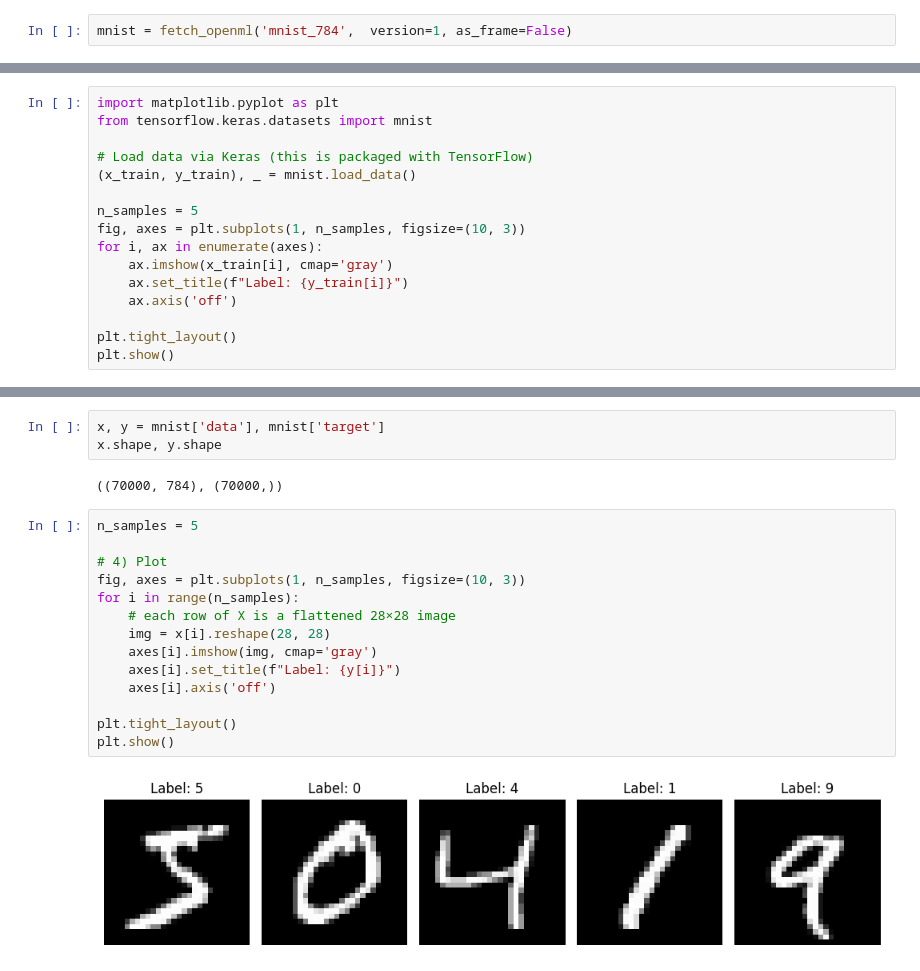
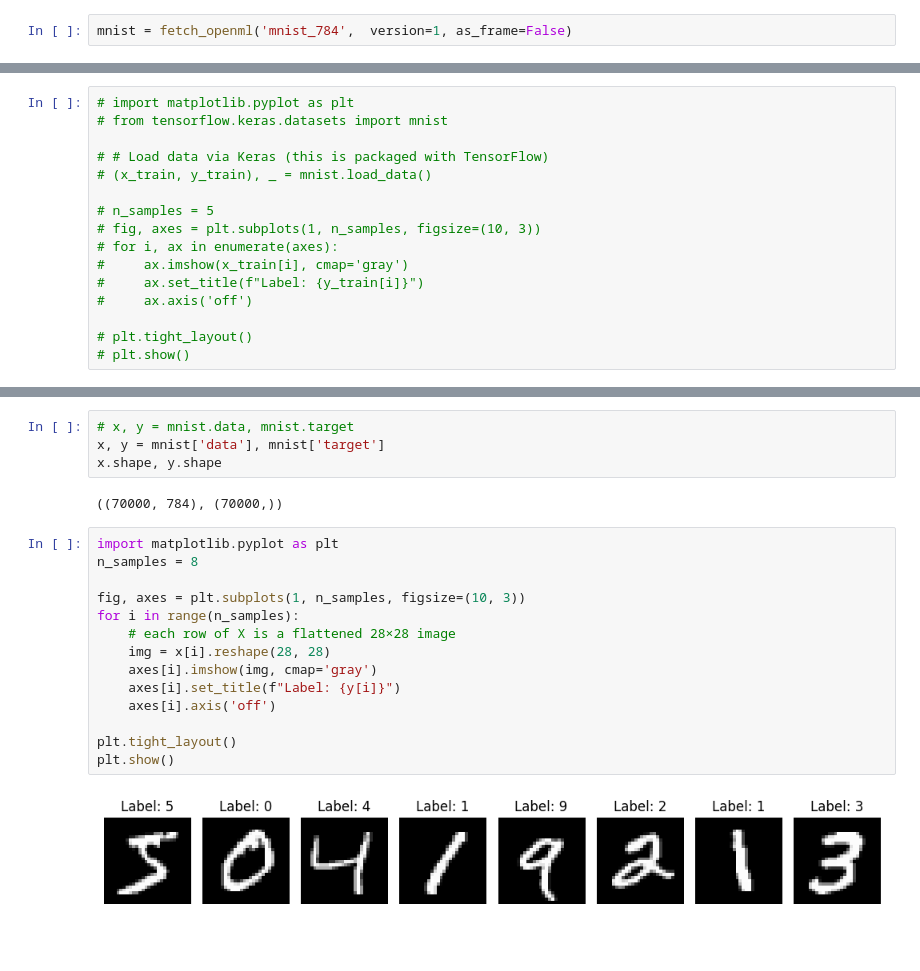
Before and after one commit to suvankar-biswas6/mnist, a Jupyter notebook: model.ipynb, the cells around one changed output, grey strips where cells are left out. Cells and saved outputs as stored; diff of their text form; blank space fills up the shorter version.

```diff
--- a/model.ipynb
+++ b/model.ipynb
@@ -25,18 +25,18 @@ mnist
   'md5_checksum': '0298d579eb1b86163de7723944c7e495'},
  'url': 'https://www.openml.org/d/554'}
 # %%
-import matplotlib.pyplot as plt
-from tensorflow.keras.datasets import mnist
+# import matplotlib.pyplot as plt
+# from tensorflow.keras.datasets import mnist
 
-# Load data via Keras (this is packaged with TensorFlow)
-(x_train, y_train), _ = mnist.load_data()
+# # Load data via Keras (this is packaged with TensorFlow)
+# (x_train, y_train), _ = mnist.load_data()
 
-n_samples = 5
-fig, axes = plt.subplots(1, n_samples, figsize=(10, 3))
-for i, ax in enumerate(axes):
-    ax.imshow(x_train[i], cmap='gray')
-    ax.set_title(f"Label: {y_train[i]}")
-    ax.axis('off')
+# n_samples = 5
+# fig, axes = plt.subplots(1, n_samples, figsize=(10, 3))
+# for i, ax in enumerate(axes):
+#     ax.imshow(x_train[i], cmap='gray')
+#     ax.set_title(f"Label: {y_train[i]}")
+#     ax.axis('off')
 
-plt.tight_layout()
-plt.show()
+# plt.tight_layout()
+# plt.show()
@@ -45,21 +43,22 @@ plt.show()
 # %%
+# x, y = mnist.data, mnist.target
 x, y = mnist['data'], mnist['target']
 x.shape, y.shape
 # %% [output]
 ((70000, 784), (70000,))
 # %%
-n_samples = 5
+import matplotlib.pyplot as plt
+n_samples = 8
 
-# 4) Plot
 fig, axes = plt.subplots(1, n_samples, figsize=(10, 3))
 for i in range(n_samples):
     # each row of X is a flattened 28×28 image
     img = x[i].reshape(28, 28)
     axes[i].imshow(img, cmap='gray')
     axes[i].set_title(f"Label: {y[i]}")
     axes[i].axis('off')
 
 plt.tight_layout()
 plt.show()
 # %% [output]
-[figure, old version]
+[figure, new version]
```
Also changed, not shown: parts of 6 cells of this notebook.
